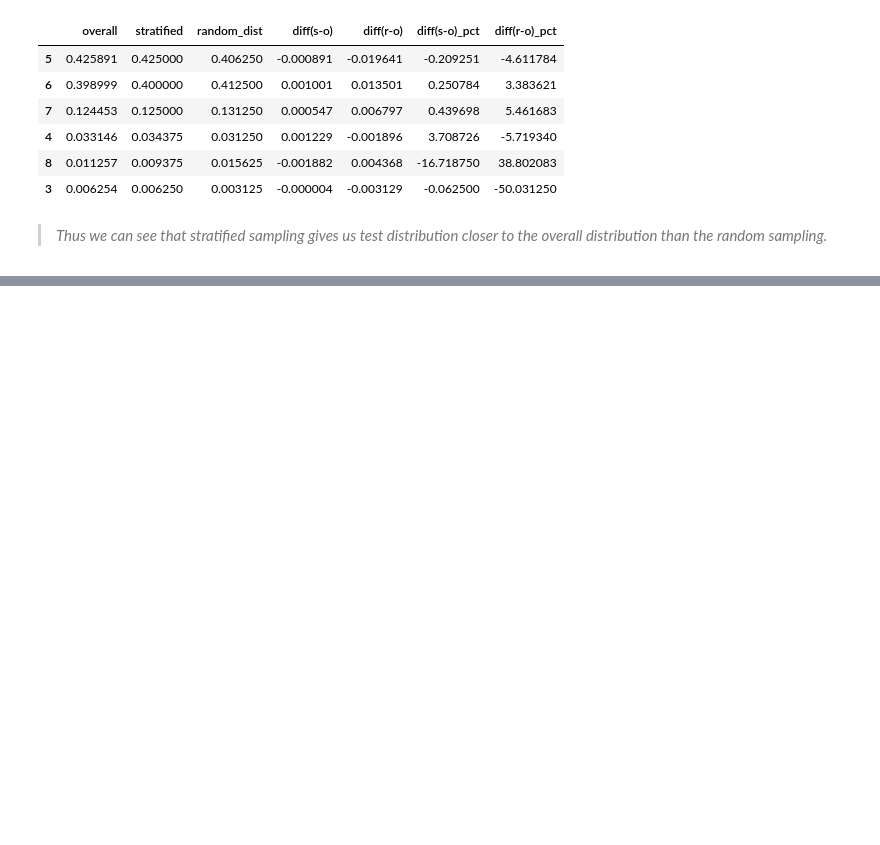
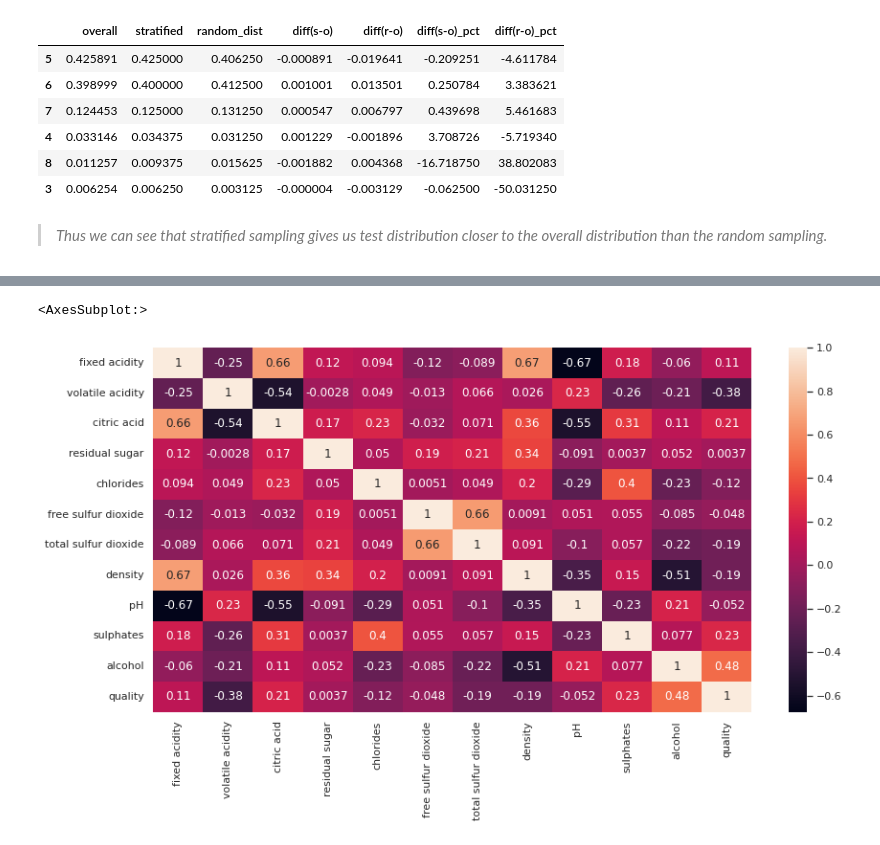
Before and after one commit to srijita1406/Machine-Learning-Projects, a Jupyter notebook: ML-project-red-wine-quality.ipynb, the cells around one changed output, grey strips where cells are left out. Cells and saved outputs as stored; diff of their text form; code cells hidden in the pictures; blank space fills up the shorter version.

```diff
--- a/ML-project-red-wine-quality.ipynb
+++ b/ML-project-red-wine-quality.ipynb
@@ -212,0 +248,3 @@ dist_comparison
+# %%
+corr_matrix = exploration_set.corr()
+corr_matrix['quality']
@@ -212,0 +265,6 @@ dist_comparison
+# %%
+plt.figure(figsize=(14,7))
+sns.heatmap(corr_matrix, annot=True)
+# %% [output]
+<AxesSubplot:>
+[figure, added]
```
Also changed, not shown: parts of 21 cells of this notebook.
